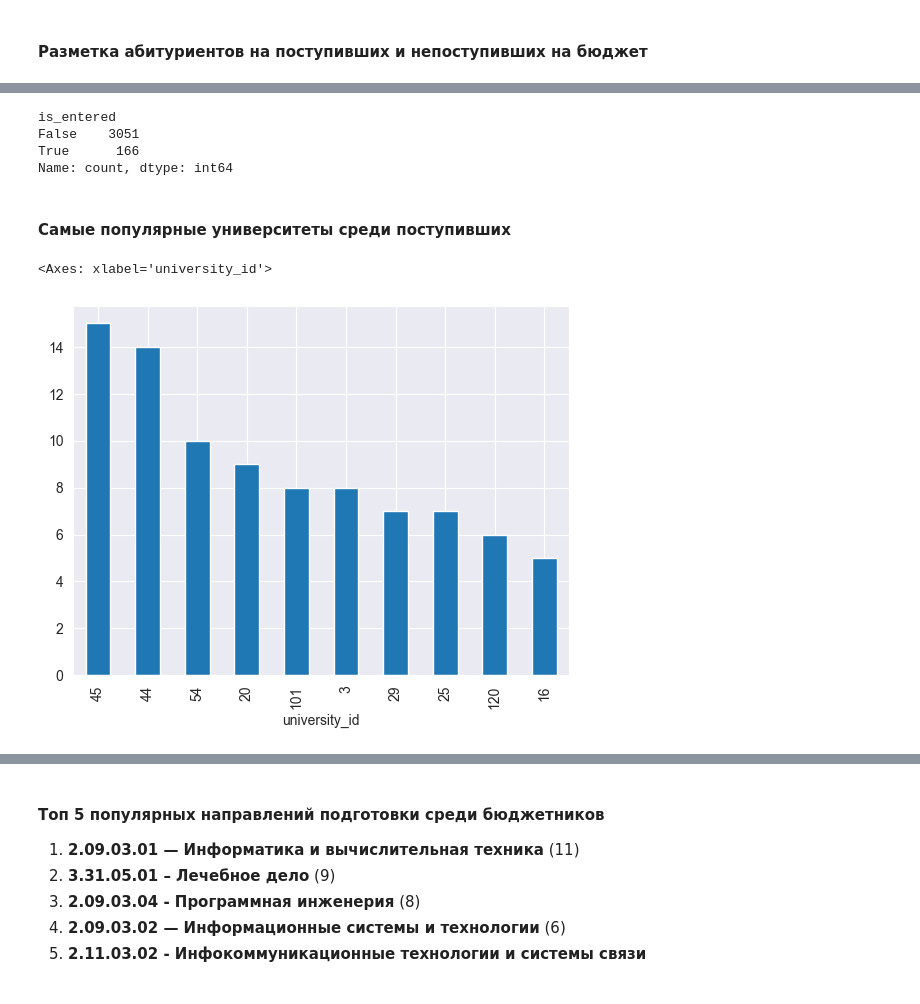
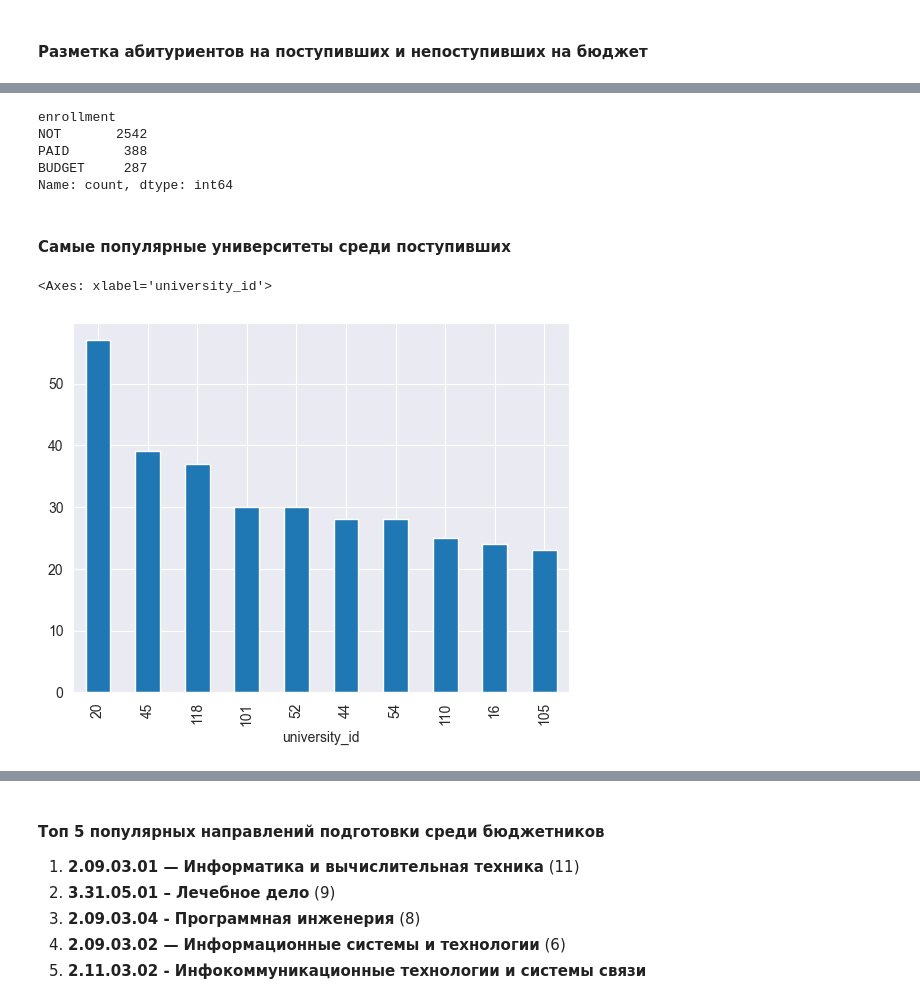
Before and after one commit to Andr171p/admission-analytics, a Jupyter notebook: not_admitted_applicants_analysis.ipynb, the cells around one changed output, grey strips where cells are left out. Drawn from its saved outputs; the diff is of its cells as text; code cells hidden in the pictures.

```diff
--- a/not_admitted_applicants_analysis.ipynb
+++ b/not_admitted_applicants_analysis.ipynb
@@ -101,11 +87,2 @@ print(f"Максимальное количество бюджетных мес
 # %% [markdown]
 #### Разметка абитуриентов на поступивших и непоступивших на бюджет
-# %%
-TARGET_PRIORITY = 1  # Первый приоритет, т.к самый популярный среди поступивших
-
-applicants_df["is_entered"] = (
-    (applicants_df["place"] < applicants_df["total_places"]) # &
-    # (applicants_df["priority"] == TARGET_PRIORITY)
-)
-
-applicants_df["is_entered"].value_counts().plot(kind="bar")
@@ -115,15 +89,49 @@ applicants_df["is_entered"].value_counts().plot(kind="bar")
-# %%
-applicants_df["is_entered"].value_counts()
-# %% [output]
-is_entered
-False    3051
-True      166
-Name: count, dtype: int64
+# %%
+from enum import StrEnum
+
+
+class EnrollmentType(StrEnum):
+    BUDGET = "BUDGET"  # Поступил на бюджет
+    PAID = "PAID"      # Поступил на платное
+    NOT = "NOT"        # Не поступил
+
+
+applicants_with_directions = applicants_df.merge(
+    directions_df,
+    left_on=["university_id", "direction_code"],
+    right_on=["university_id", "code"],
+    how="left"
+)
+
+
+def determine_enrollment(row: pd.Series) -> EnrollmentType:
+    """Определяет тип поступления абитуриента по строке pandas.DataFrame"""
+    if row["place"] <= row["budget_places"]:
+        return EnrollmentType.BUDGET
+    if row["budget_places"] < row["place"] <= row["total_places"]:
+        return EnrollmentType.PAID
+    if row["place"] > row["total_places"]:
+        return EnrollmentType.NOT
+    return EnrollmentType.NOT
+
+
+applicants_df["enrollment"] = [
+    determine_enrollment(row)
+    for _, row in applicants_with_directions.iterrows()
+]
+# %%
+applicants_df["enrollment"].value_counts()
+# %% [output]
+enrollment
+NOT       2542
+PAID       388
+BUDGET     287
+Name: count, dtype: int64
 # %% [markdown]
 #### Самые популярные университеты среди поступивших
 # %%
-entered_applicants_df = applicants_df[applicants_df["is_entered"] == 1]
+entered_applicants_df = applicants_df[applicants_df["enrollment"] != EnrollmentType.NOT.value]
 entered_applicants_df["university_id"].value_counts().head(10).plot(kind="bar")
 # %% [output]
 <Axes: xlabel='university_id'>
-[figure, old version]
+[figure, new version]
```
Also changed, not shown: parts of 17 cells of this notebook.
